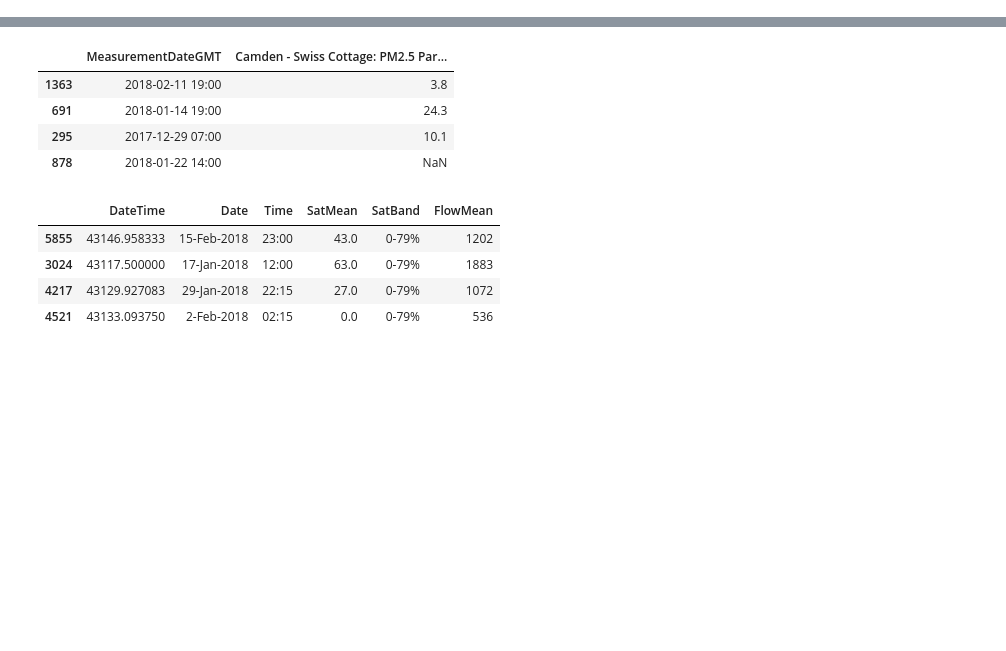
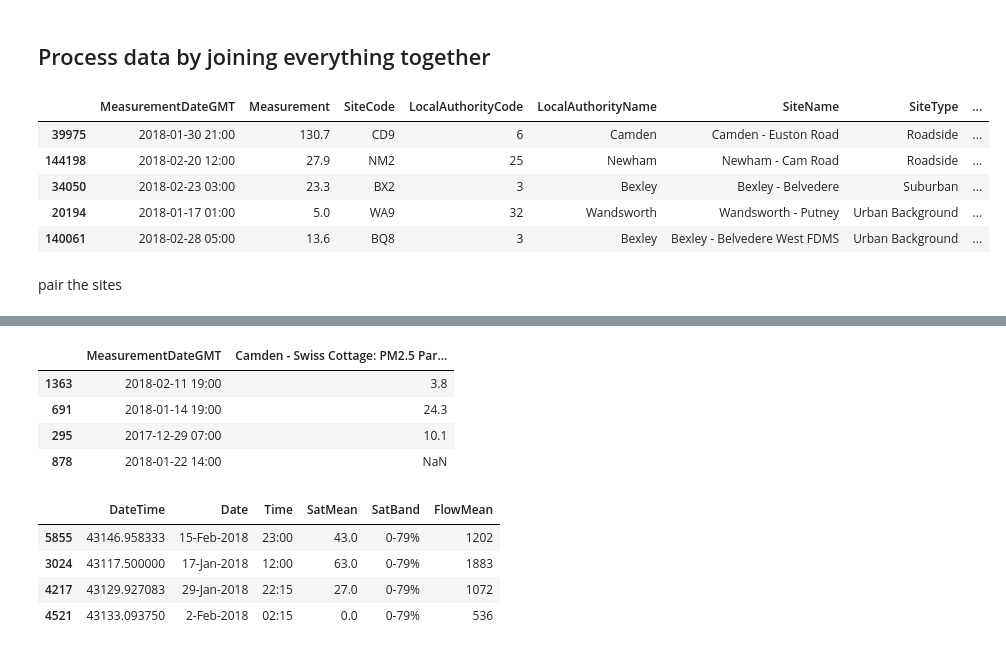
Before and after one commit to BohaoSuCC/2024CUSPLondonDataDive, a Jupyter notebook: 01_BasicCorrelationTest.ipynb, the cells around one changed output, grey strips where cells are left out. Cells and saved outputs as stored; diff of their text form; code cells hidden in the pictures; blank space fills up the shorter version.

Commit message:
Merge all datasets and cleaned

```diff
--- a/01_BasicCorrelationTest.ipynb
+++ b/01_BasicCorrelationTest.ipynb
@@ -0,0 +1,2 @@
+# %% [markdown]
+## Process data by joining everything together
@@ -0,0 +8,27 @@
+# %%
+# join the four datasets together
+NO2 = pd.read_csv("Data/AirQuality/NO2.csv")
+PM10 = pd.read_csv("Data/AirQuality/PM10.csv")
+PM25 = pd.read_csv("Data/AirQuality/PM25.csv")
+SO2 = pd.read_csv("Data/AirQuality/SO2.csv")
+# %%
+# change the column names to be the same
+NO2.columns = ['Measurement' if col == "NO2 (ug/m3)" else col for col in NO2.columns]
+PM10.columns = ['Measurement' if col == "PM10 (ug/m3)" else col for col in PM10.columns]
+PM25.columns = ['Measurement' if col == "PM25 (ug/m3)" else col for col in NO2.columns]
+SO2.columns = ['Measurement' if col == "SO2 (ug/m3)" else col for col in NO2.columns]
+# %%
+NO2['SpeciesType'] = 'NO2'
+PM10['SpeciesType'] = 'PM10'
+PM25['SpeciesType'] = 'PM25'
+SO2['SpeciesType'] = 'SO2'
+# %%
+AQ_combined = pd.concat([NO2, PM10, PM25, SO2])
+AQ_combined.sample(5)
+# %% [output]
+|  | MeasurementDateGMT | Measurement | SiteCode | LocalAuthorityCode | LocalAuthorityName | SiteName | SiteType | ... |
+| 39975 | 2018-01-30 21:00 | 130.7 | CD9 | 6 | Camden | Camden - Euston Road | Roadside | ... |
+| 144198 | 2018-02-20 12:00 | 27.9 | NM2 | 25 | Newham | Newham - Cam Road | Roadside | ... |
+| 34050 | 2018-02-23 03:00 | 23.3 | BX2 | 3 | Bexley | Bexley - Belvedere | Suburban | ... |
+| 20194 | 2018-01-17 01:00 | 5.0 | WA9 | 32 | Wandsworth | Wandsworth - Putney | Urban Background | ... |
+| 140061 | 2018-02-28 05:00 | 13.6 | BQ8 | 3 | Bexley | Bexley - Belvedere West FDMS | Urban Background | ... |
@@ -0,0 +37,2 @@
+# %% [markdown]
+pair the sites
```
Also changed, not shown: parts of 17 cells of this notebook, 2 other files.
